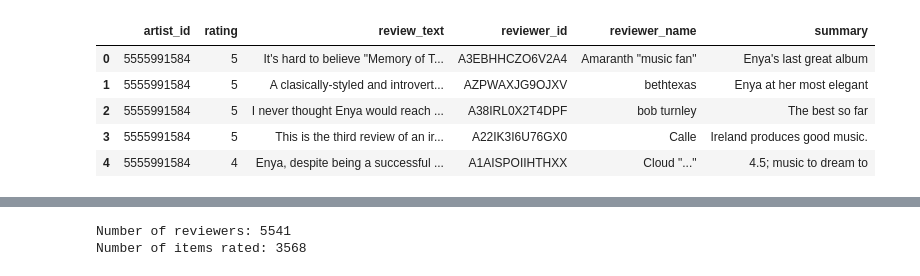
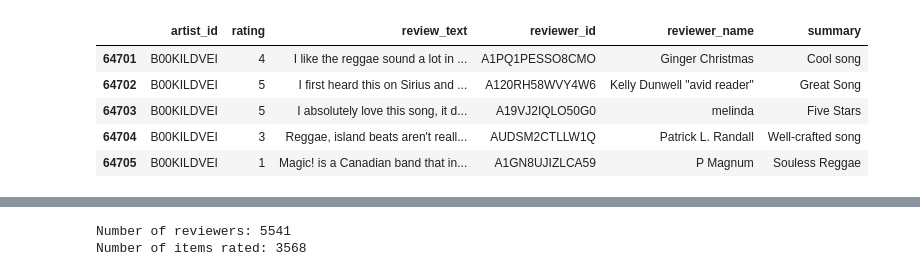
Before and after one commit to milosmladenovic5/recommend_me_music, a Jupyter notebook: recommend_me_music.ipynb, the cells around one changed output, grey strips where cells are left out. Cells and saved outputs as stored; diff of their text form; code cells hidden in the pictures.

```diff
--- a/recommend_me_music.ipynb
+++ b/recommend_me_music.ipynb
@@ -19,14 +19,14 @@ music_rat_df = music_rat_df[['asin', 'overall', 'reviewText', 'reviewerID', 'rev
 # %%
 music_rat_df.rename(columns = {'asin':'artist_id', 'overall':'rating', 'reviewerID':'reviewer_id', 'reviewerName':'reviewer_name', 'reviewText':'review_text'}, inplace = True)
 # %%
-music_rat_df.head()
+music_rat_df.tail()
 # %% [output]
 |  | artist_id | rating | review_text | reviewer_id | reviewer_name | summary |
-| 0 | 5555991584 | 5 | It's hard to believe "Memory of T... | A3EBHHCZO6V2A4 | Amaranth "music fan" | Enya's last great album |
-| 1 | 5555991584 | 5 | A clasically-styled and introvert... | AZPWAXJG9OJXV | bethtexas | Enya at her most elegant |
-| 2 | 5555991584 | 5 | I never thought Enya would reach ... | A38IRL0X2T4DPF | bob turnley | The best so far |
-| 3 | 5555991584 | 5 | This is the third review of an ir... | A22IK3I6U76GX0 | Calle | Ireland produces good music. |
-| 4 | 5555991584 | 4 | Enya, despite being a successful ... | A1AISPOIIHTHXX | Cloud "..." | 4.5; music to dream to |
+| 64701 | B00KILDVEI | 4 | I like the reggae sound a lot in ... | A1PQ1PESSO8CMO | Ginger Christmas | Cool song |
+| 64702 | B00KILDVEI | 5 | I first heard this on Sirius and ... | A120RH58WVY4W6 | Kelly Dunwell "avid reader" | Great Song |
+| 64703 | B00KILDVEI | 5 | I absolutely love this song, it d... | A19VJ2IQLO50G0 | melinda | Five Stars |
+| 64704 | B00KILDVEI | 3 | Reggae, island beats aren't reall... | AUDSM2CTLLW1Q | Patrick L. Randall | Well-crafted song |
+| 64705 | B00KILDVEI | 1 | Magic! is a Canadian band that in... | A1GN8UJIZLCA59 | P Magnum | Souless Reggae |
 # %%
 us_rat_df = music_rat_df.pivot(index = 'reviewer_id', columns ='artist_id', values = 'rating').fillna(0)
 us_rat_df.head()
```
Also changed, not shown: parts of 15 cells of this notebook.
